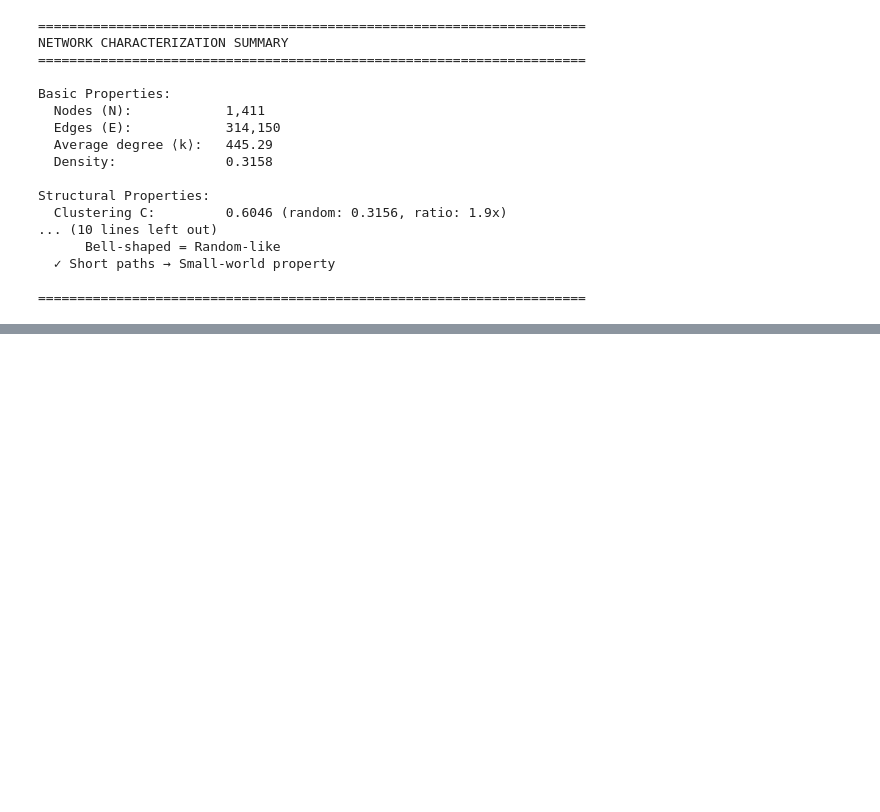
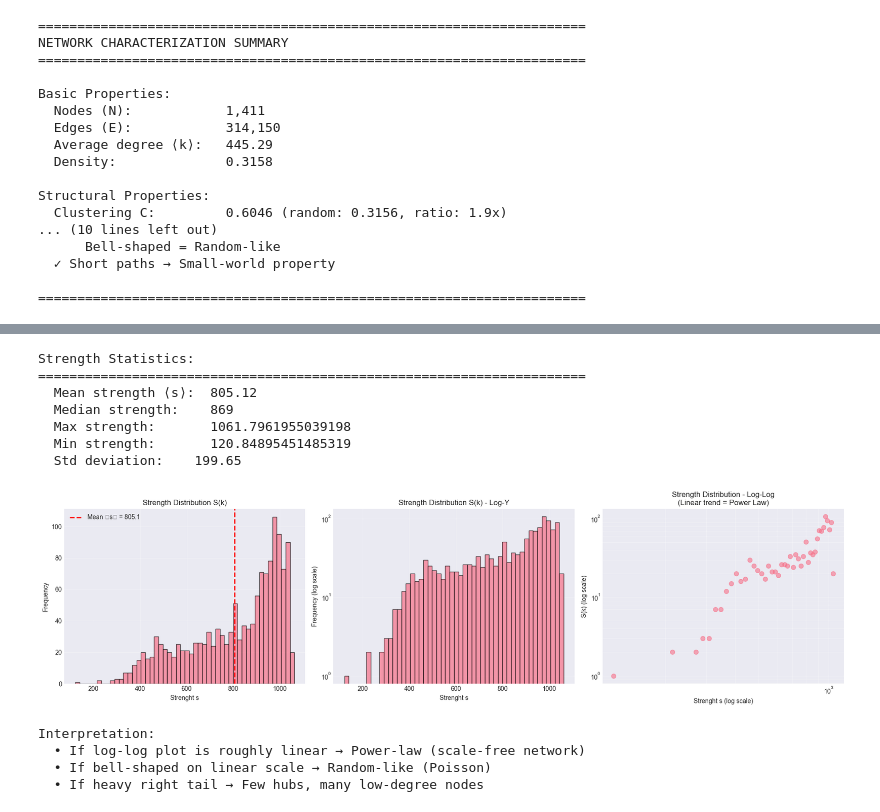
Before and after one commit to Erhan1706/complex-networks, a Jupyter notebook: notebooks/similarity_network.ipynb, the cells around one changed output, grey strips where cells are left out. Saved outputs shown, nothing was run; the diff lists cells and outputs as text; code cells hidden in the pictures; blank space fills up the shorter version.

Commit message:
implemented weighted network

```diff
--- a/notebooks/similarity_network.ipynb
+++ b/notebooks/similarity_network.ipynb
@@ -37,7 +37,7 @@ This matrix captures each user's "viewing profile" across all videos.
 # %%
 # Load interaction data
 print("Loading interaction data...")
-interactions = pd.read_csv('../data/raw/small_matrix.csv')
+interactions = pd.read_csv('data/raw/small_matrix.csv')
 
 print(f"Total interactions: {len(interactions):,}")
 print(f"Unique users: {interactions['user_id'].nunique():,}")
@@ -640,0 +715,65 @@ Structural Properties:
+# %%
+# Compute strengths
+strength = dict(G.degree(weight='weight'))
+strength_values = list(strength.values())
+
+print("Strength Statistics:")
+print("="*70)
+print(f"  Mean strength ⟨s⟩:  {np.mean(strength_values):.2f}")
+print(f"  Median strength:    {np.median(strength_values):.0f}")
+print(f"  Max strength:       {np.max(strength_values)}")
+print(f"  Min strength:       {np.min(strength_values)}")
+print(f"  Std deviation:    {np.std(strength_values):.2f}")
+
+# Strength distribution plots
+fig, axes = plt.subplots(1, 3, figsize=(18, 5))
+
+# Linear scale
+axes[0].hist(strength_values, bins=50, edgecolor='black', alpha=0.7)
+axes[0].set_xlabel('Strenght s')
+axes[0].set_ylabel('Frequency')
+axes[0].set_title('Strength Distribution S(k)')
+axes[0].axvline(np.mean(strength_values), color='red', linestyle='--',
+                linewidth=2, label=f'Mean ⟨s⟩ = {np.mean(strength_values):.1f}')
+axes[0].legend()
+axes[0].grid(alpha=0.3)
+
+# Log-Y scale
+axes[1].hist(strength_values, bins=50, edgecolor='black', alpha=0.7)
+axes[1].set_xlabel('Strenght s')
+axes[1].set_ylabel('Frequency (log scale)')
+axes[1].set_title('Strength Distribution S(k) - Log-Y')
+axes[1].set_yscale('log')
+axes[1].grid(alpha=0.3)
+
+# Log-Log scale (check for power law)
+strength_counts, bin_edges = np.histogram(strength_values, 50)
+
+axes[2].scatter(bin_edges[:-1], strength_counts, alpha=0.6, s=50)
+axes[2].set_xlabel('Strenght s (log scale)')
+axes[2].set_ylabel('S(k) (log scale)')
+axes[2].set_title('Strength Distribution - Log-Log\n(Linear trend = Power Law)')
+axes[2].set_xscale('log')
+axes[2].set_yscale('log')
+axes[2].grid(alpha=0.3, which='both')
+
+plt.tight_layout()
+plt.show()
+
+print("\nInterpretation:")
+print("  • If log-log plot is roughly linear → Power-law (scale-free network)")
+print("  • If bell-shaped on linear scale → Random-like (Poisson)")
+print("  • If heavy right tail → Few hubs, many low-degree nodes")
+# %% [output]
+Strength Statistics:
+======================================================================
+  Mean strength ⟨s⟩:  805.12
+  Median strength:    869
+  Max strength:       1061.7961955039198
+  Min strength:       120.84895451485319
+  Std deviation:    199.65
+[figure, added]
+Interpretation:
+  • If log-log plot is roughly linear → Power-law (scale-free network)
+  • If bell-shaped on linear scale → Random-like (Poisson)
+  • If heavy right tail → Few hubs, many low-degree nodes
```
Also changed, not shown: parts of 4 cells of this notebook, 1 other file.
